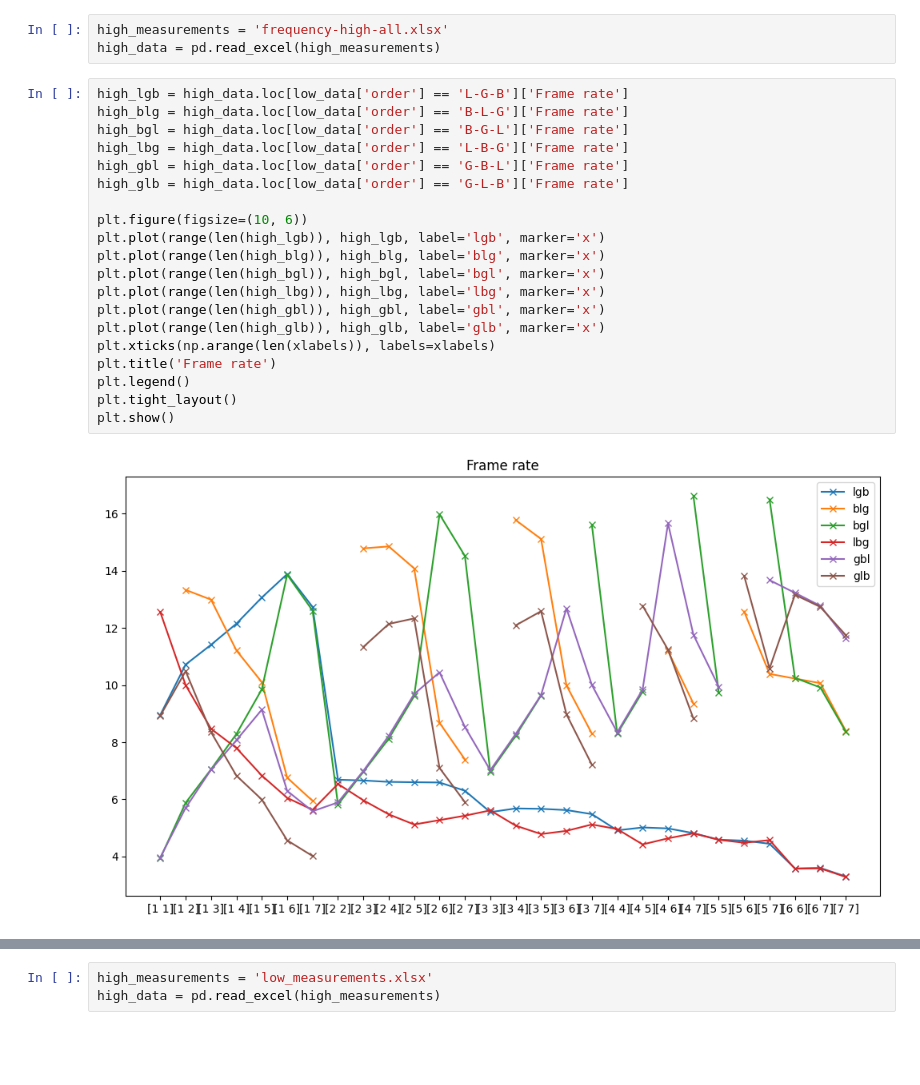
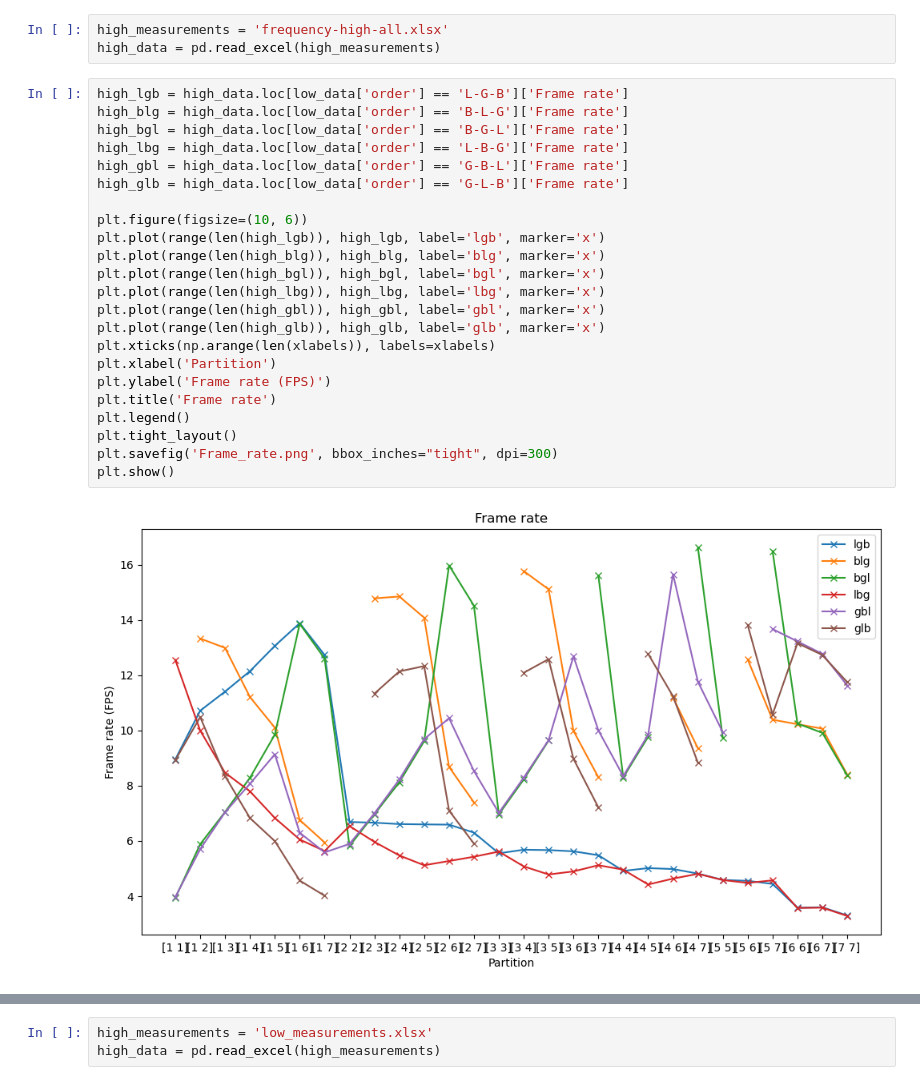
Before and after one commit to Fris0/EmbeddedSystems, a Jupyter notebook: plots.ipynb, the cells around one changed output, grey strips where cells are left out. Drawn from its saved outputs; the diff is of its cells as text; blank space fills up the shorter version.

```diff
--- a/plots.ipynb
+++ b/plots.ipynb
@@ -1335,25 +1335,28 @@ high_data = pd.read_excel(high_measurements)
 # %%
 high_lgb = high_data.loc[low_data['order'] == 'L-G-B']['Frame rate']
 high_blg = high_data.loc[low_data['order'] == 'B-L-G']['Frame rate']
 high_bgl = high_data.loc[low_data['order'] == 'B-G-L']['Frame rate']
 high_lbg = high_data.loc[low_data['order'] == 'L-B-G']['Frame rate']
 high_gbl = high_data.loc[low_data['order'] == 'G-B-L']['Frame rate']
 high_glb = high_data.loc[low_data['order'] == 'G-L-B']['Frame rate']
 
 plt.figure(figsize=(10, 6))
 plt.plot(range(len(high_lgb)), high_lgb, label='lgb', marker='x')
 plt.plot(range(len(high_blg)), high_blg, label='blg', marker='x')
 plt.plot(range(len(high_bgl)), high_bgl, label='bgl', marker='x')
 plt.plot(range(len(high_lbg)), high_lbg, label='lbg', marker='x')
 plt.plot(range(len(high_gbl)), high_gbl, label='gbl', marker='x')
 plt.plot(range(len(high_glb)), high_glb, label='glb', marker='x')
 plt.xticks(np.arange(len(xlabels)), labels=xlabels)
+plt.xlabel('Partition')
+plt.ylabel('Frame rate (FPS)')
 plt.title('Frame rate')
 plt.legend()
 plt.tight_layout()
+plt.savefig('Frame_rate.png', bbox_inches="tight", dpi=300)
 plt.show()
 # %% [output]
-[figure, old version]
+[figure, new version]
 # %%
 high_lgb = high_data.loc[low_data['order'] == 'L-G-B']['Frame latency']
 high_blg = high_data.loc[low_data['order'] == 'B-L-G']['Frame latency']
```
Also changed, not shown: parts of 11 cells of this notebook, 19 other files.
